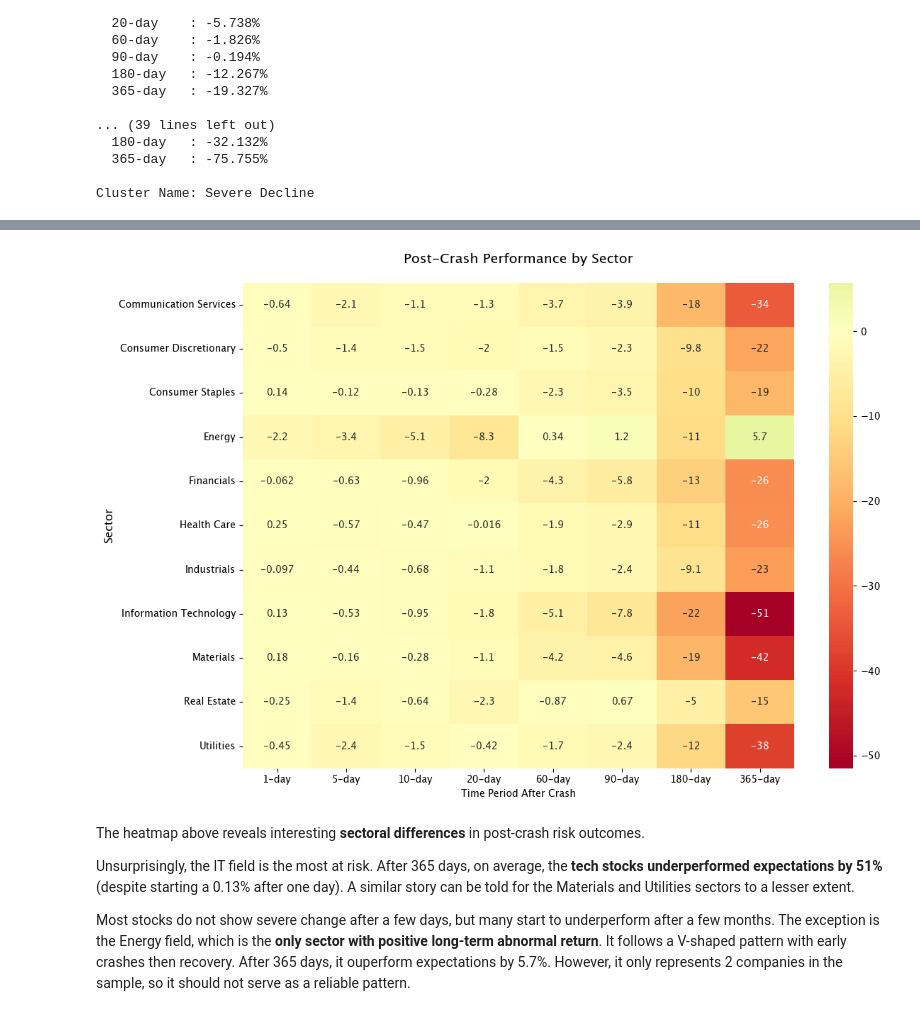
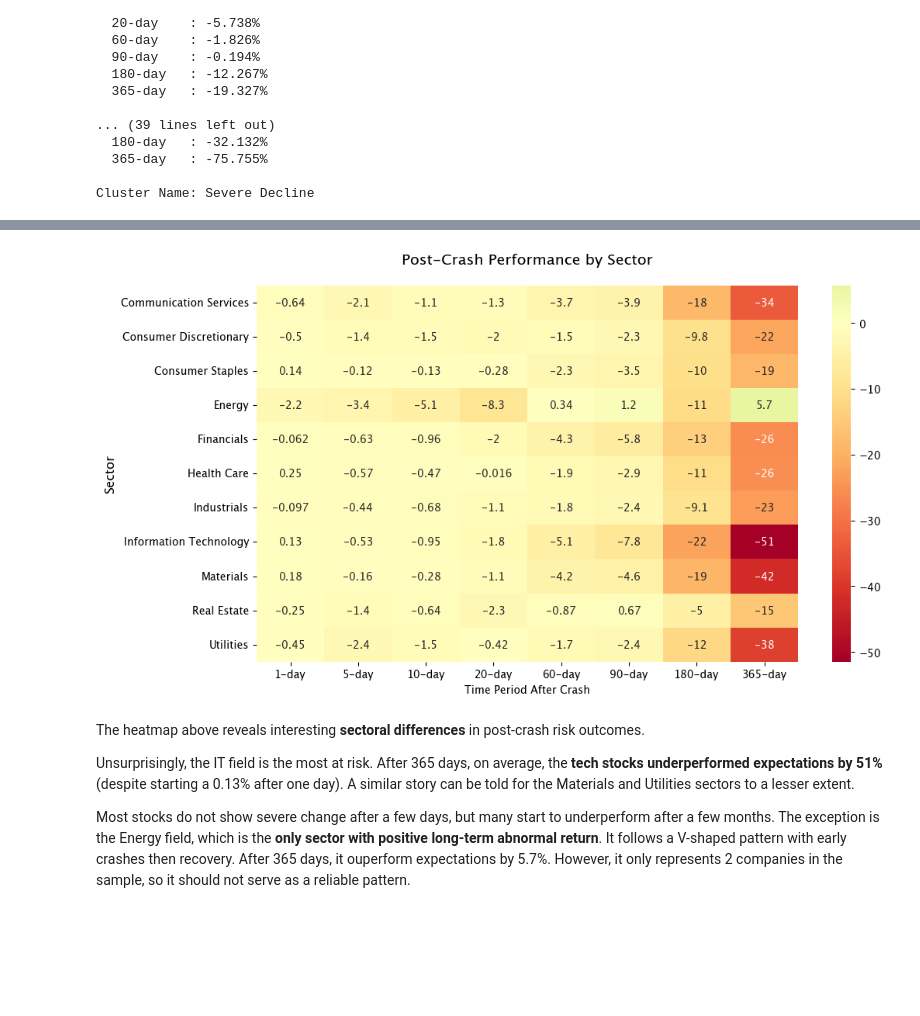
Before and after one commit to yannzg/sp500-rebounds, a Jupyter notebook: analysis.ipynb, the cells around one changed output, grey strips where cells are left out. Drawn from its saved outputs; the diff is of its cells as text; code cells hidden in the pictures; blank space fills up the shorter version.

```diff
--- a/analysis.ipynb
+++ b/analysis.ipynb
@@ -1141,20 +1226,20 @@ plt.show()
 # %%
 # Calculate average abnormal return by sector and period
 sector_patterns = clustering_with_info.groupby("GICS Sector")[
     ["1-day", "5-day", "10-day", "20-day", "60-day", "90-day", "180-day", "365-day"]
 ].mean()
 
 # Heatmap
-fig, ax15 = plt.subplots(figsize=(12, 8))
+fig, ax15 = plt.subplots(figsize=(11, 6))
 sns.heatmap(sector_patterns, annot=True, cmap='RdYlGn', center=0, ax=ax15)
 ax15.set_xlabel('Time Period After Crash')
 ax15.set_ylabel('Sector', fontsize=12, weight='bold')
 ax15.set_title('Post-Crash Performance by Sector', fontsize=14, pad=20)
 
 plt.tight_layout()
 plt.show()
 # %% [output]
-[figure, old version]
+[figure, new version]
 # %% [markdown]
 The heatmap above reveals interesting **sectoral differences** in post-crash risk outcomes.
 
```
Also changed, not shown: parts of 8 cells of this notebook.
